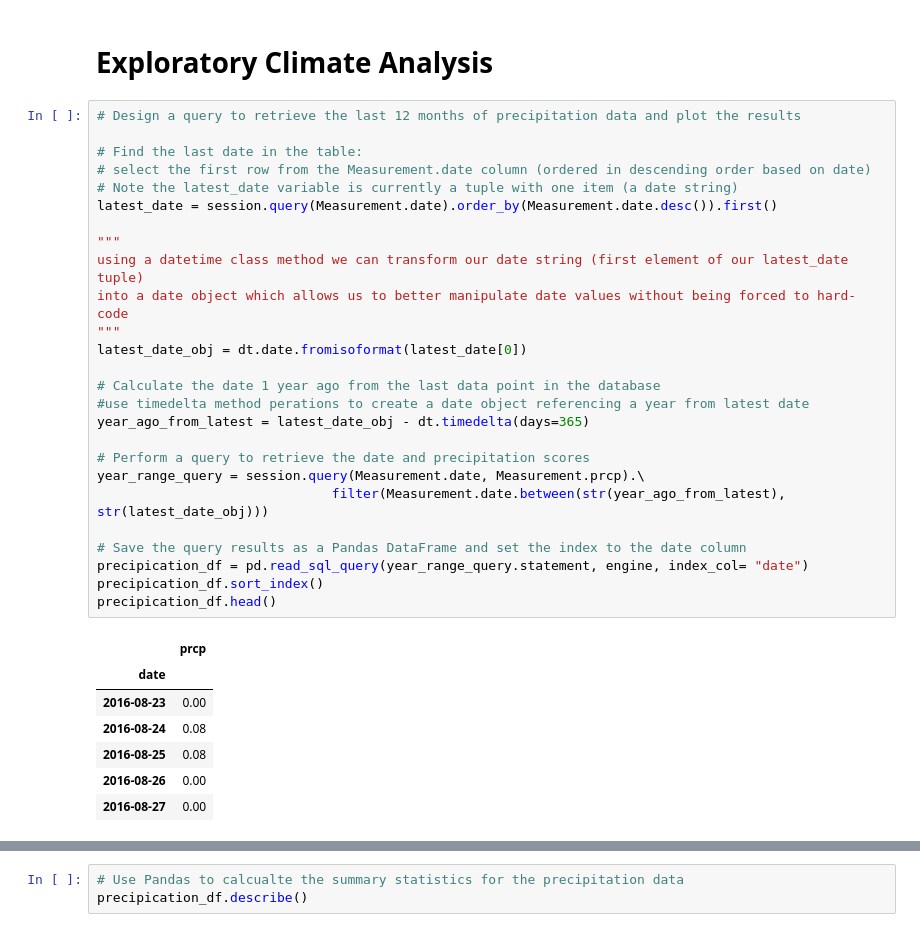
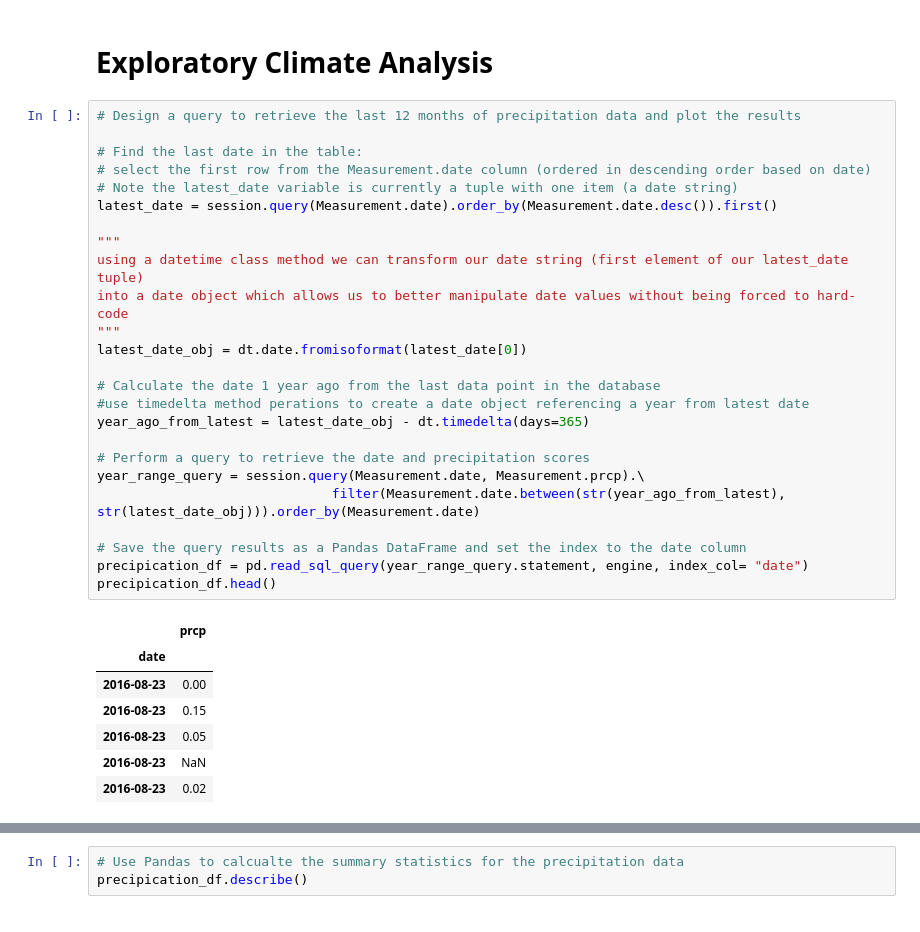
Before and after one commit to ulyssey28/Advanced-Data-Storage-and-Retrieval-, a Jupyter notebook: final_climate.ipynb, the cells around one changed output, grey strips where cells are left out. Drawn from its saved outputs; the diff is of its cells as text.

```diff
--- a/final_climate.ipynb
+++ b/final_climate.ipynb
@@ -77,34 +77,33 @@ stations_list
 # %%
 # Design a query to retrieve the last 12 months of precipitation data and plot the results
 
 # Find the last date in the table:
 # select the first row from the Measurement.date column (ordered in descending order based on date)
 # Note the latest_date variable is currently a tuple with one item (a date string)
 latest_date = session.query(Measurement.date).order_by(Measurement.date.desc()).first()
 
 """
 using a datetime class method we can transform our date string (first element of our latest_date tuple)
 into a date object which allows us to better manipulate date values without being forced to hard-code
 """
 latest_date_obj = dt.date.fromisoformat(latest_date[0])
 
 # Calculate the date 1 year ago from the last data point in the database
 #use timedelta method perations to create a date object referencing a year from latest date
 year_ago_from_latest = latest_date_obj - dt.timedelta(days=365)
 
 # Perform a query to retrieve the date and precipitation scores
 year_range_query = session.query(Measurement.date, Measurement.prcp).\
-                              filter(Measurement.date.between(str(year_ago_from_latest), str(latest_date_obj)))
+                              filter(Measurement.date.between(str(year_ago_from_latest), str(latest_date_obj))).order_by(Measurement.date)
 
 # Save the query results as a Pandas DataFrame and set the index to the date column
 precipication_df = pd.read_sql_query(year_range_query.statement, engine, index_col= "date")
-precipication_df.sort_index()
 precipication_df.head()
 # %% [output]
 |  | prcp |
 | date |  |
 | 2016-08-23 | 0.00 |
-| 2016-08-24 | 0.08 |
-| 2016-08-25 | 0.08 |
-| 2016-08-26 | 0.00 |
-| 2016-08-27 | 0.00 |
+| 2016-08-23 | 0.15 |
+| 2016-08-23 | 0.05 |
+| 2016-08-23 | NaN |
+| 2016-08-23 | 0.02 |
```
Also changed, not shown: parts of 4 cells of this notebook.
